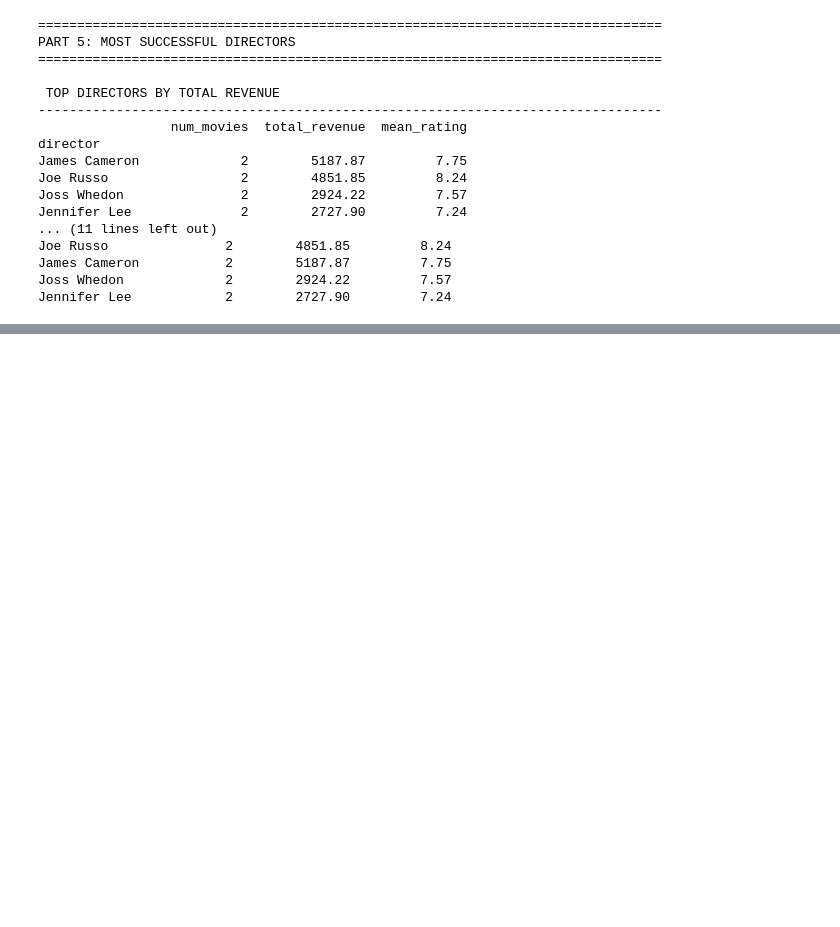
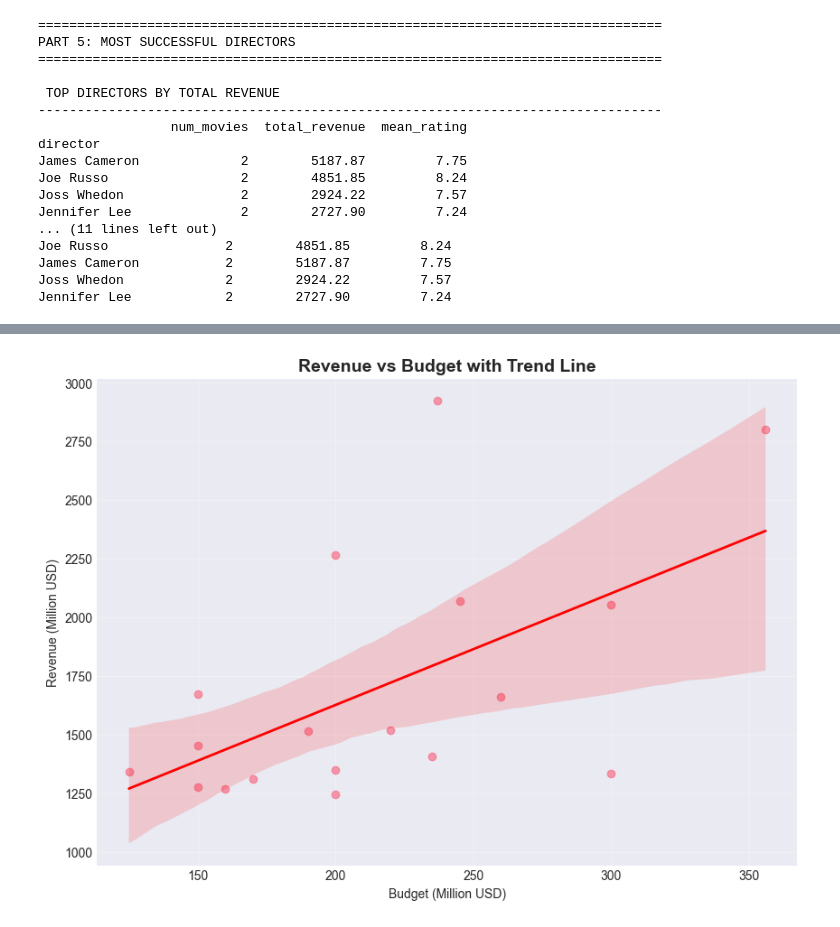
Before and after one commit to evans-ankomah/Movie-Data-Analysis-using-Pandas-and-APIs, a Jupyter notebook: MDA.ipynb, the cells around one changed output, grey strips where cells are left out. Saved outputs shown, nothing was run; the diff lists cells and outputs as text; code cells hidden in the pictures; blank space fills up the shorter version.

```diff
--- a/MDA.ipynb
+++ b/MDA.ipynb
@@ -706,0 +727,11 @@ Jennifer Lee            2        2727.90         7.24
+# %%
+plt.figure(figsize=(10, 7))
+sns.regplot(data=df_final, x='budget_musd', y='revenue_musd',
+            scatter_kws={'alpha':0.7}, line_kws={'color':'red', 'linewidth':2})
+plt.title('Revenue vs Budget with Trend Line', fontsize=14, fontweight='bold')
+plt.xlabel('Budget (Million USD)')
+plt.ylabel('Revenue (Million USD)')
+plt.grid(True, alpha=0.3)
+plt.show()
+# %% [output]
+[figure, added]
```
Also changed, not shown: parts of 5 cells of this notebook.
